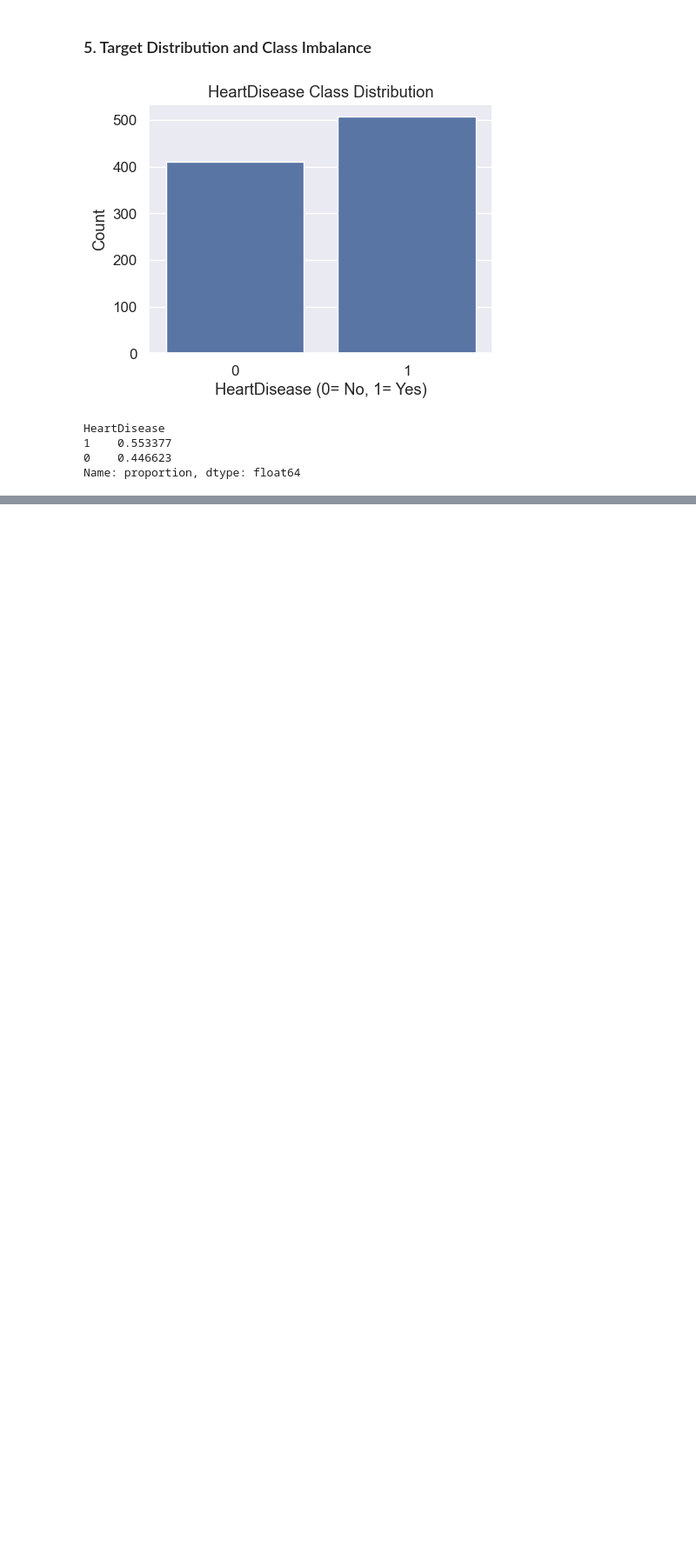
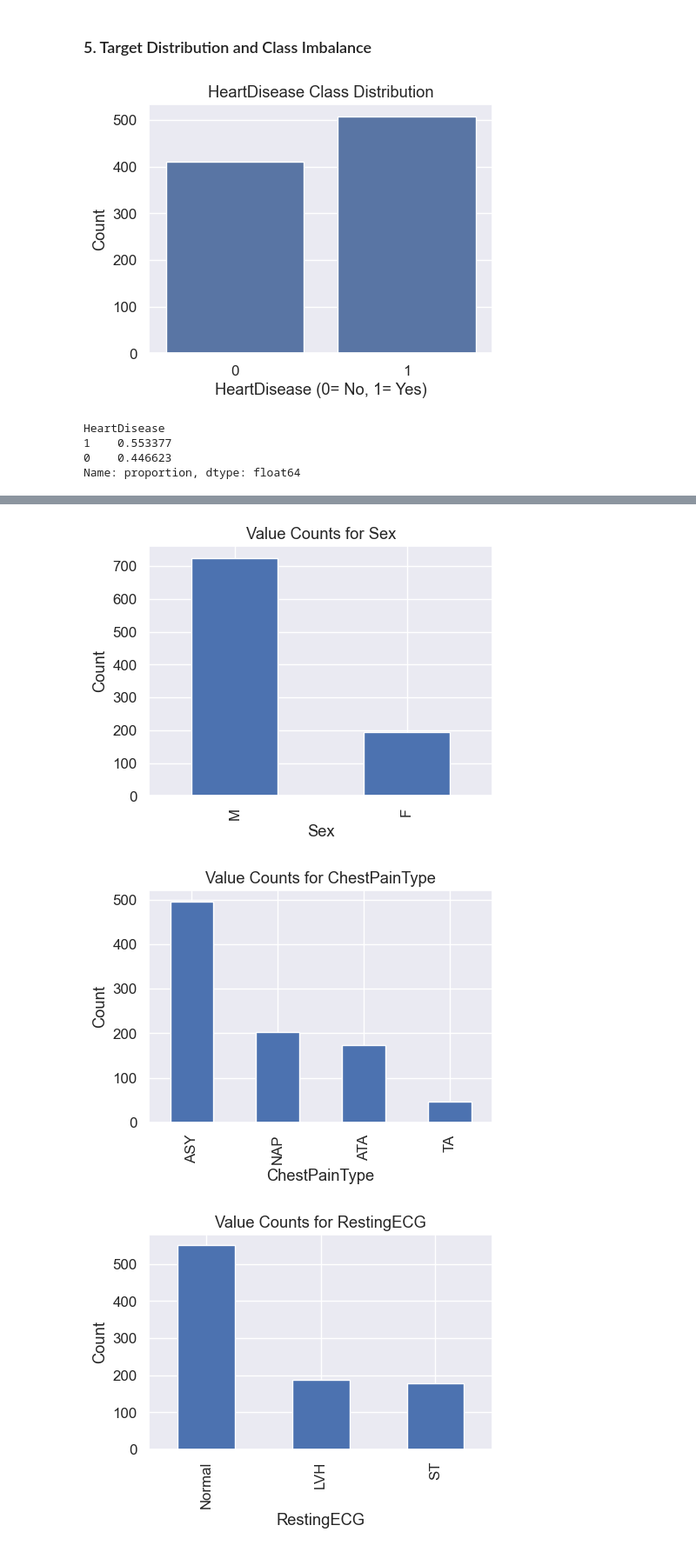
Before and after one commit to Tanvir-Ahmed-67/AI_ML_LEARNING, a Jupyter notebook: Matchine_Learning/Module_6_EDA.ipynb, the cells around one changed output, grey strips where cells are left out. Shown: that part at 87% size. Saved outputs shown, nothing was run; the diff lists cells and outputs as text; code cells hidden in the pictures; blank space fills up the shorter version.

```diff
--- a/Matchine_Learning/Module_6_EDA.ipynb
+++ b/Matchine_Learning/Module_6_EDA.ipynb
@@ -196,0 +199,13 @@ Name: proportion, dtype: float64
+# %%
+# Categorical Feature Exploration
+for c in categorical_cols:
+    plt.figure(figsize=(5,4))
+    df[c].value_counts().plot(kind="bar")
+    plt.title(f"Value Counts for {c}")
+    plt.ylabel("Count")
+    plt.tight_layout()
+    plt.show()
+# %% [output]
+[figure, added]
+[figure, added]
+[figure, added]
```
Also changed, not shown: parts of 3 cells of this notebook.
